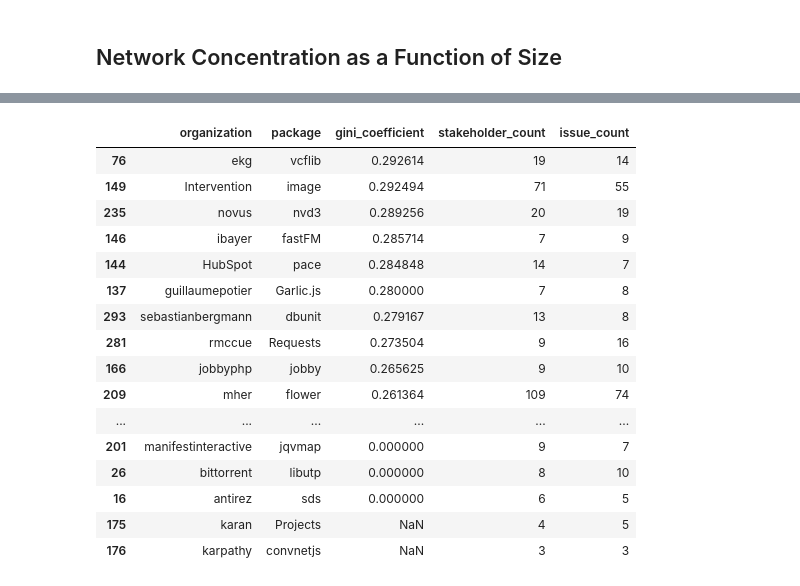
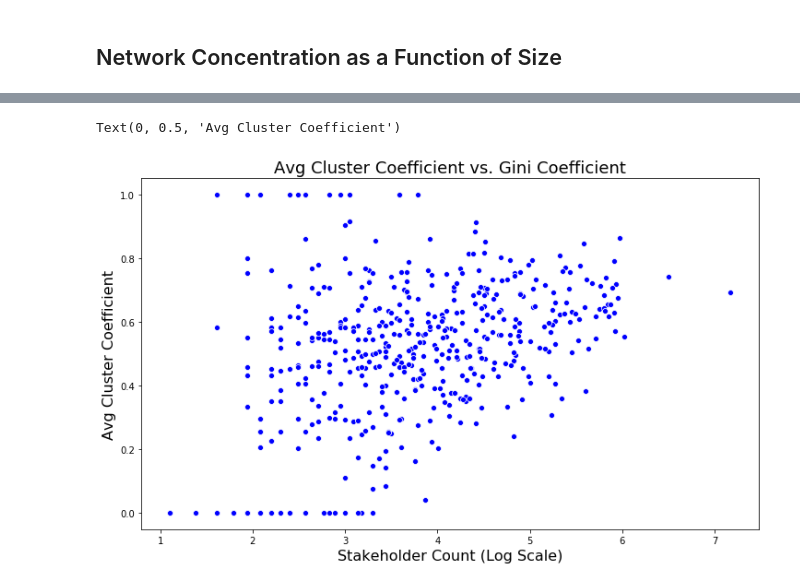
Before and after one commit to MthwRobinson/dissertation-research, a Jupyter notebook: research-notebooks/network-concentration-vs-size.ipynb, the cells around one changed output, grey strips where cells are left out. Saved outputs shown, nothing was run; the diff lists cells and outputs as text; code cells hidden in the pictures.

Commit message:
added new plots for small world networks

```diff
--- a/research-notebooks/network-concentration-vs-size.ipynb
+++ b/research-notebooks/network-concentration-vs-size.ipynb
@@ -80,20 +69,9 @@ df.sort_values('gini_coefficient', ascending=False).head(50)
-# %%
-df.sort_values('gini_coefficient', ascending=False).tail(50)
-# %% [output]
-|  | organization | package | gini_coefficient | stakeholder_count | issue_count |
-| 76 | ekg | vcflib | 0.292614 | 19 | 14 |
-| 149 | Intervention | image | 0.292494 | 71 | 55 |
-| 235 | novus | nvd3 | 0.289256 | 20 | 19 |
-| 146 | ibayer | fastFM | 0.285714 | 7 | 9 |
-| 144 | HubSpot | pace | 0.284848 | 14 | 7 |
-| 137 | guillaumepotier | Garlic.js | 0.280000 | 7 | 8 |
-| 293 | sebastianbergmann | dbunit | 0.279167 | 13 | 8 |
-| 281 | rmccue | Requests | 0.273504 | 9 | 16 |
-| 166 | jobbyphp | jobby | 0.265625 | 9 | 10 |
-| 209 | mher | flower | 0.261364 | 109 | 74 |
-| ... | ... | ... | ... | ... | ... |
-| 201 | manifestinteractive | jqvmap | 0.000000 | 9 | 7 |
-| 26 | bittorrent | libutp | 0.000000 | 8 | 10 |
-| 16 | antirez | sds | 0.000000 | 6 | 5 |
-| 175 | karan | Projects | NaN | 4 | 5 |
-| 176 | karpathy | convnetjs | NaN | 3 | 3 |
+# %%
+plt.figure(figsize=(12, 7))
+sns.scatterplot(x=np.log(df['stakeholder_count']), y=df['avg_clustering'], color='blue')
+plt.title('Avg Cluster Coefficient vs. Gini Coefficient', fontsize=18)
+plt.xlabel('Stakeholder Count (Log Scale)', fontsize=16)
+plt.ylabel('Avg Cluster Coefficient', fontsize=16)
+# %% [output]
+Text(0, 0.5, 'Avg Cluster Coefficient')
+[figure, added]
```
Also changed, not shown: parts of 9 cells of this notebook.
